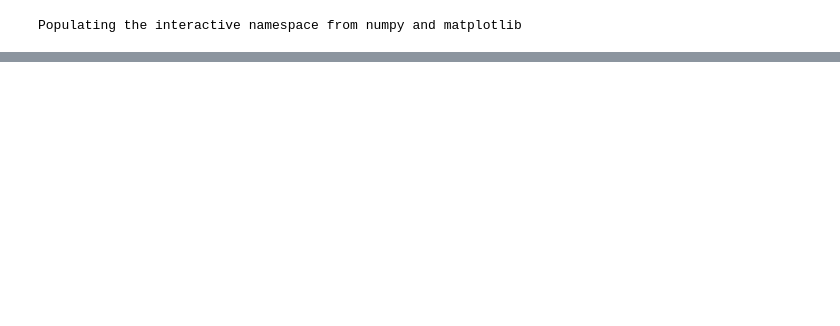
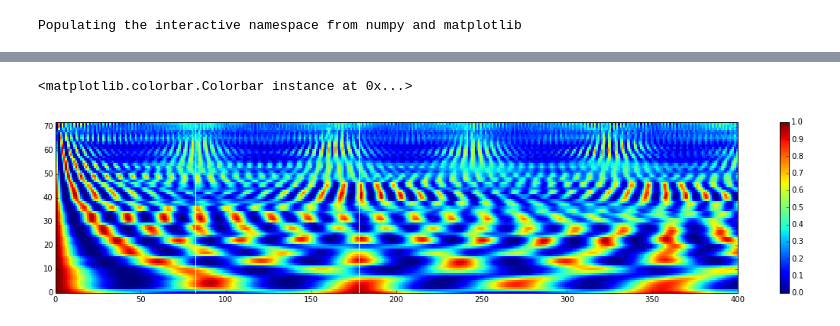
Before and after one commit to dpwe/casapy, a Jupyter notebook: casa_expts.ipynb, the cells around one changed output, grey strips where cells are left out. Cells and saved outputs as stored; diff of their text form; code cells hidden in the pictures; blank space fills up the shorter version.

```diff
--- a/casa_expts.ipynb
+++ b/casa_expts.ipynb
@@ -130,0 +85,3 @@ ValueError: A value in x_new is above the interpolation range.
+# %%
+# The CASA "object" provides functions using the filterbank configuration etc.
+casobj = casa.casa(config)
@@ -130,0 +104,21 @@ ValueError: A value in x_new is above the interpolation range.
+# %%
+# The correlogram is a 3D volume.
+# If we slice at a single time, we can see the short-time autocorrelations.
+# Frame 40 (t=0.4 s) has a strong mixture of pitches.
+frame = 40
+# Find the lags corresponding to the two ground-truth pitches at this frame.
+# The autocorrelation is forward-looking, so delay the pitch estimates by a couple of 10ms frames.
+pitch_delay = 2
+expected_lag_1 = np.round(sr/pitches_1[frame + pitch_delay, 1])
+expected_lag_2 = np.round(sr/pitches_2[frame + pitch_delay, 1])
+figure(figsize=(20,4))
+imshow((acg[:, :, frame]), origin="bottom", interpolation="nearest", aspect="auto")
+hold(True)
+# White vertical stripes indicate the corresponding pitches, which is where we'll sample
+# when trying to build the separation masks.  They sort-of line up with correlation peaks.
+plot([[expected_lag_1, expected_lag_2], [expected_lag_1, expected_lag_2]], [[0,0],[72, 72]], 'w')
+axis([0, 400, 0, 72])
+colorbar()
+# %% [output]
+<matplotlib.colorbar.Colorbar instance at 0x...>
+[figure, added]
```
Also changed, not shown: parts of 43 cells of this notebook, 3 other files.
